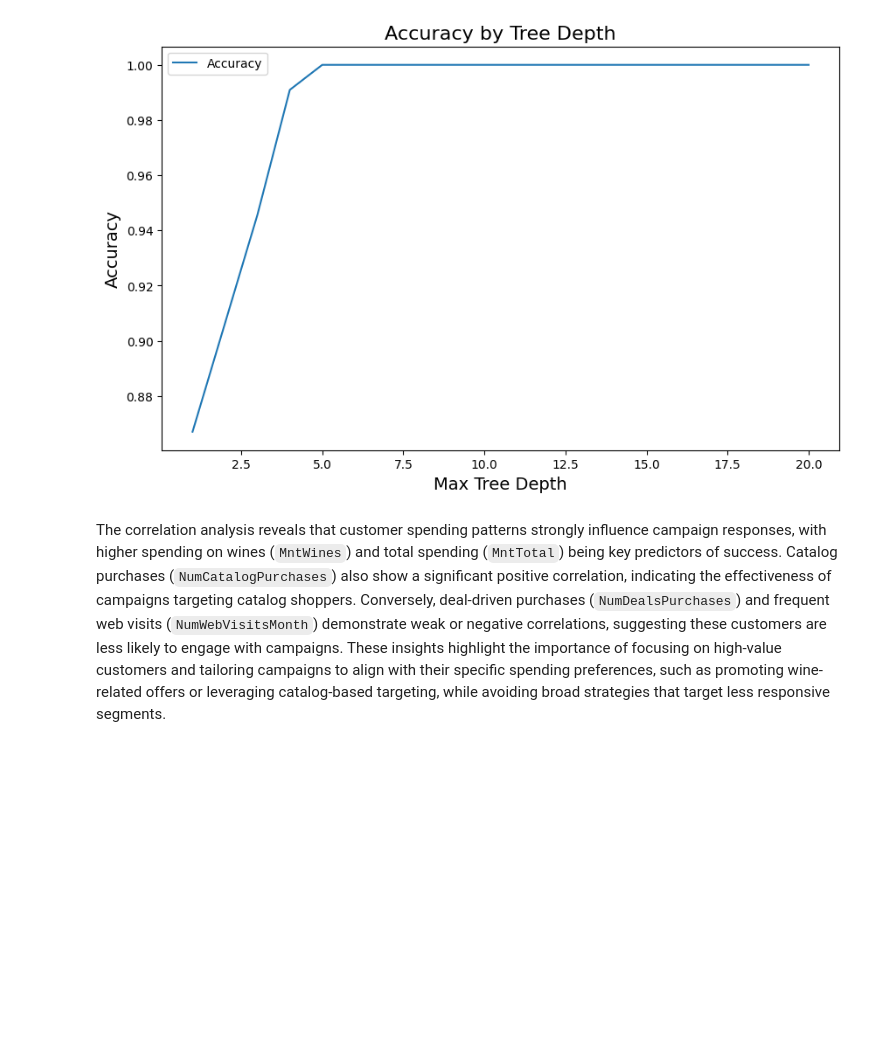
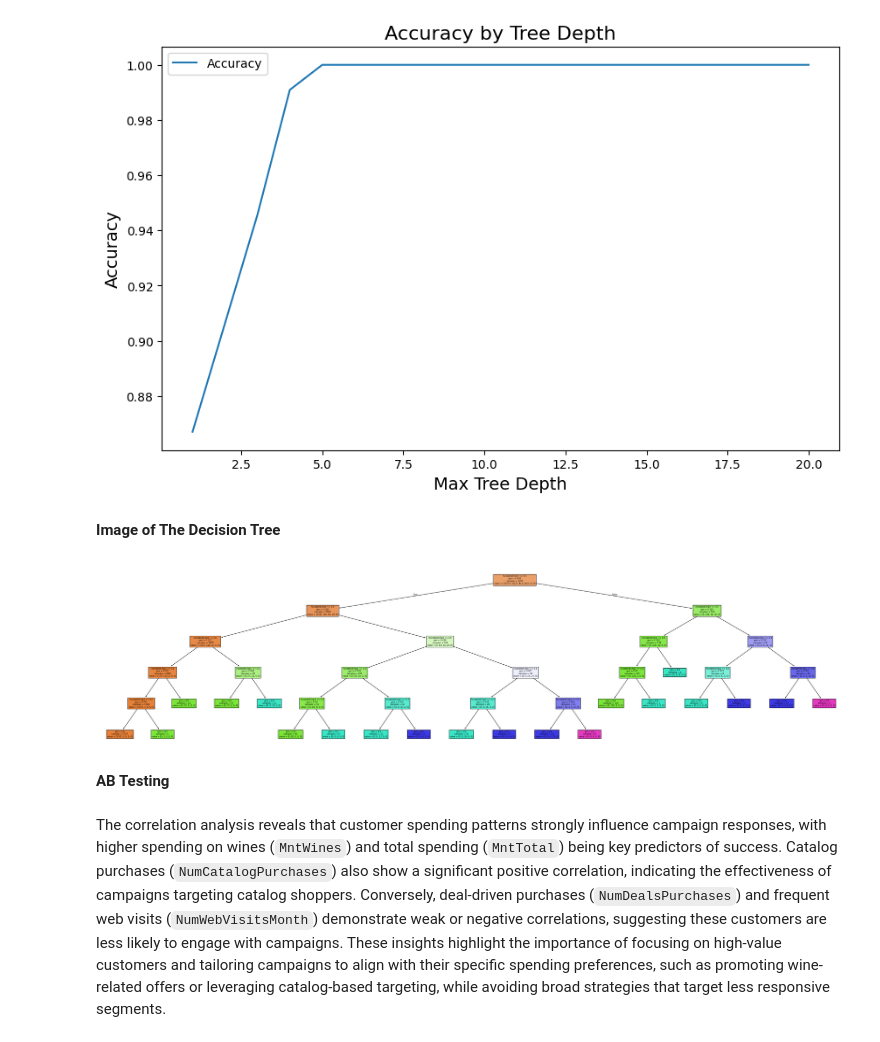
Before and after one commit to kevintao0417/F24_DATA110, a Jupyter notebook: Project/F1/sales_data.ipynb, the cells around one changed output. Saved outputs shown, nothing was run; the diff lists cells and outputs as text; code cells hidden in the pictures; blank space fills up the shorter version.

Commit message:
sales data decision tree_completed

```diff
--- a/Project/F1/sales_data.ipynb
+++ b/Project/F1/sales_data.ipynb
@@ -136,5 +142,22 @@ plt.legend()
 plt.show()
 # %% [output]
 [figure]
+# %% [markdown]
+**Image of The Decision Tree**
+# %%
+from sklearn.tree import DecisionTreeClassifier, plot_tree
+
+# Train the classifier
+clf = DecisionTreeClassifier(max_depth=5, random_state=42)
+clf.fit(X, y)
+
+# Plot the tree
+plt.figure(figsize=(40, 10))
+plot_tree(clf, filled=True, feature_names=list(X.columns))
+plt.show()
+# %% [output]
+[figure, added]
+# %% [markdown]
+**AB Testing**
 # %% [markdown]
 The correlation analysis reveals that customer spending patterns strongly influence campaign responses, with higher spending on wines (`MntWines`) and total spending (`MntTotal`) being key predictors of success. Catalog purchases (`NumCatalogPurchases`) also show a significant positive correlation, indicating the effectiveness of campaigns targeting catalog shoppers. Conversely, deal-driven purchases (`NumDealsPurchases`) and frequent web visits (`NumWebVisitsMonth`) demonstrate weak or negative correlations, suggesting these customers are less likely to engage with campaigns. These insights highlight the importance of focusing on high-value customers and tailoring campaigns to align with their specific spending preferences, such as promoting wine-related offers or leveraging catalog-based targeting, while avoiding broad strategies that target less responsive segments.
```
Also changed, not shown: parts of 3 cells of this notebook, 2 other files.
